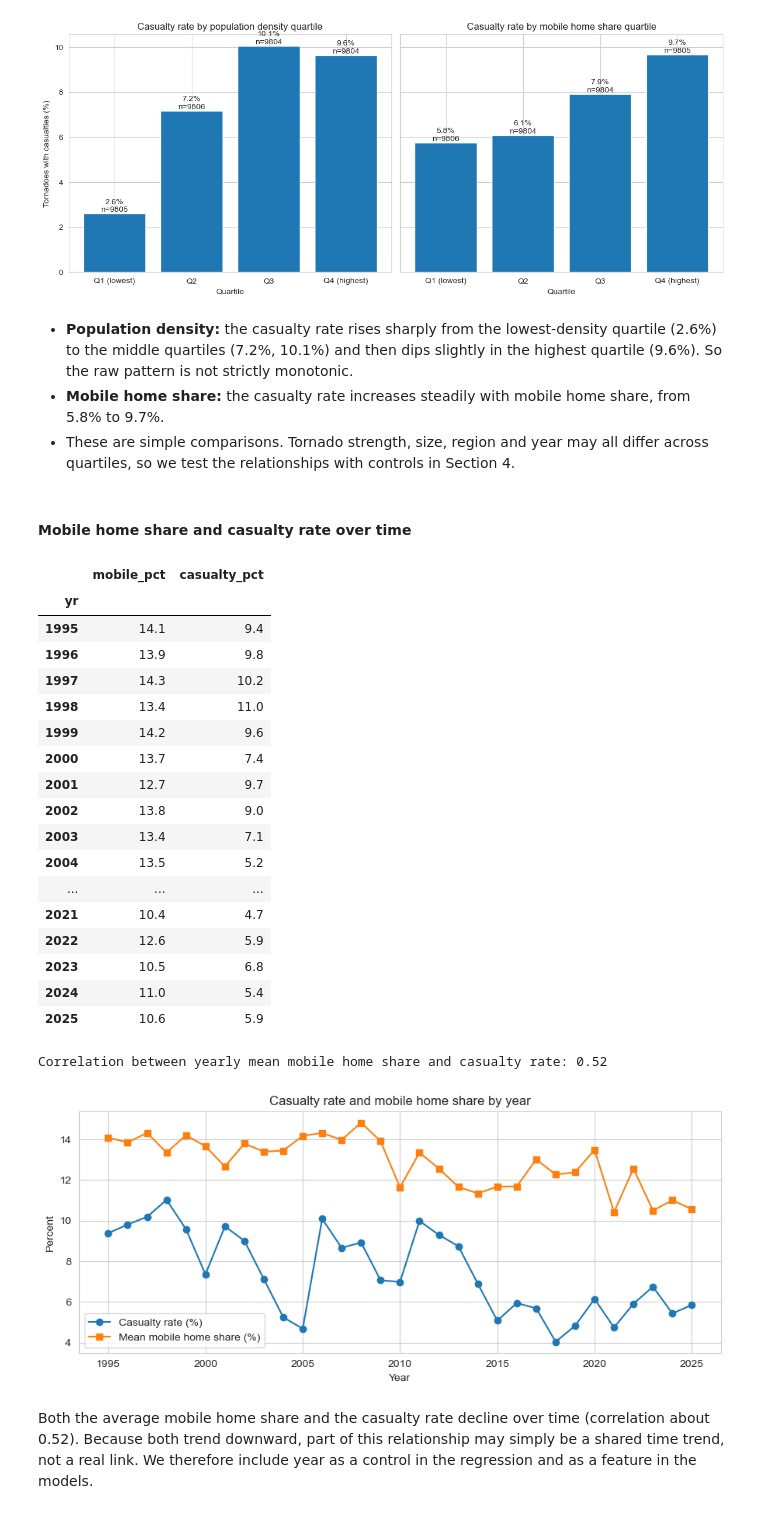
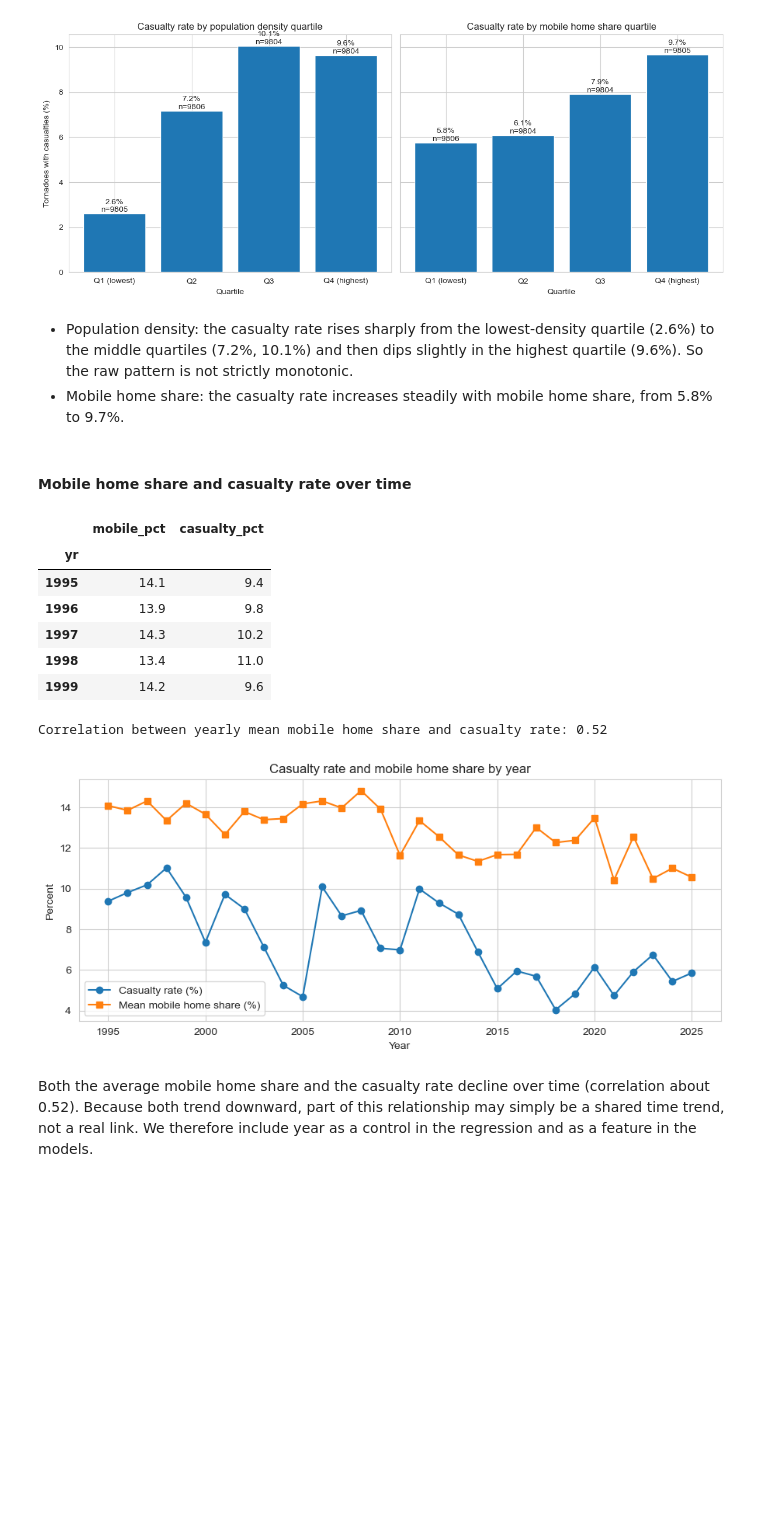
Before and after one commit to hbingley/DangerousTornadoes, a Jupyter notebook: FinalProject.ipynb, the cells around one changed output. Cells and saved outputs as stored; diff of their text form; code cells hidden in the pictures; blank space fills up the shorter version.

```diff
--- a/FinalProject.ipynb
+++ b/FinalProject.ipynb
@@ -1145,45 +1018,33 @@ plt.show()
 | Q4 (highest) | 0.096787 | 9805 |
 [figure]
 # %% [markdown]
-* **Population density:** the casualty rate rises sharply from the lowest-density quartile (2.6%) to the middle quartiles (7.2%, 10.1%) and then dips slightly in the highest quartile (9.6%). So the raw pattern is not strictly monotonic.
-* **Mobile home share:** the casualty rate increases steadily with mobile home share, from 5.8% to 9.7%.
-* These are simple comparisons. Tornado strength, size, region and year may all differ across quartiles, so we test the relationships with controls in Section 4.
+* Population density: the casualty rate rises sharply from the lowest-density quartile (2.6%) to the middle quartiles (7.2%, 10.1%) and then dips slightly in the highest quartile (9.6%). So the raw pattern is not strictly monotonic.
+* Mobile home share: the casualty rate increases steadily with mobile home share, from 5.8% to 9.7%.
 # %% [markdown]
 #### Mobile home share and casualty rate over time
 # %%
 yearly = tor.groupby("yr").agg(mobile_pct=("mobile_pct", "mean"), casualty_pct=("casualty", "mean"))
 yearly["casualty_pct"] *= 100
-display(yearly.round(1))
+display(yearly.round(1).head(5))
 
 corr = yearly["mobile_pct"].corr(yearly["casualty_pct"])
 print(f"Correlation between yearly mean mobile home share and casualty rate: {corr:.2f}")
 
 fig, ax = plt.subplots(figsize=(9, 4))
 ax.plot(yearly.index, yearly["casualty_pct"], marker="o", label="Casualty rate (%)")
 ax.plot(yearly.index, yearly["mobile_pct"], marker="s", label="Mean mobile home share (%)")
 ax.set(xlabel="Year", ylabel="Percent", title="Casualty rate and mobile home share by year")
 ax.legend()
 plt.tight_layout()
 plt.show()
 # %% [output]
 |  | mobile_pct | casualty_pct |
 | yr |  |  |
 | 1995 | 14.1 | 9.4 |
 | 1996 | 13.9 | 9.8 |
 | 1997 | 14.3 | 10.2 |
 | 1998 | 13.4 | 11.0 |
 | 1999 | 14.2 | 9.6 |
-| 2000 | 13.7 | 7.4 |
-| 2001 | 12.7 | 9.7 |
-| 2002 | 13.8 | 9.0 |
-| 2003 | 13.4 | 7.1 |
-| 2004 | 13.5 | 5.2 |
-| ... | ... | ... |
-| 2021 | 10.4 | 4.7 |
-| 2022 | 12.6 | 5.9 |
-| 2023 | 10.5 | 6.8 |
-| 2024 | 11.0 | 5.4 |
-| 2025 | 10.6 | 5.9 |
 Correlation between yearly mean mobile home share and casualty rate: 0.52
 [figure]
 # %% [markdown]
```
Also changed, not shown: parts of 42 cells of this notebook.
